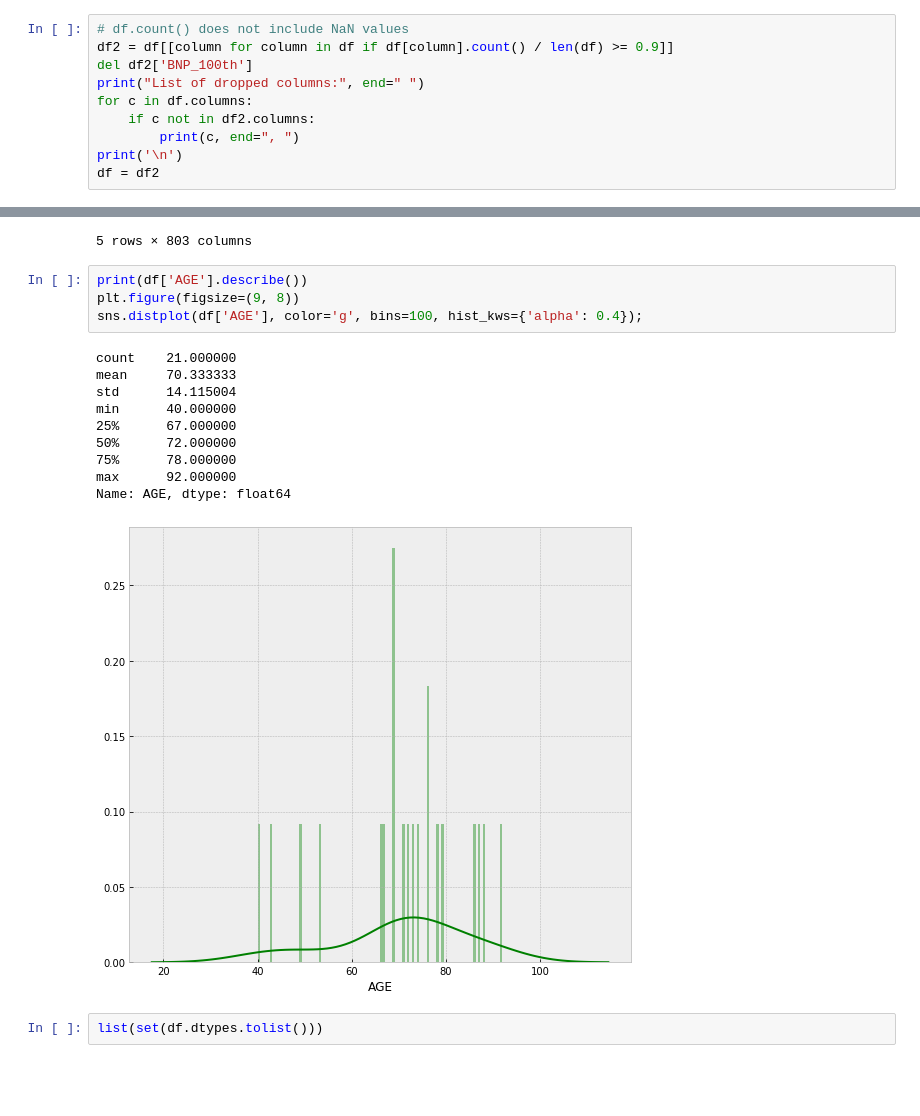
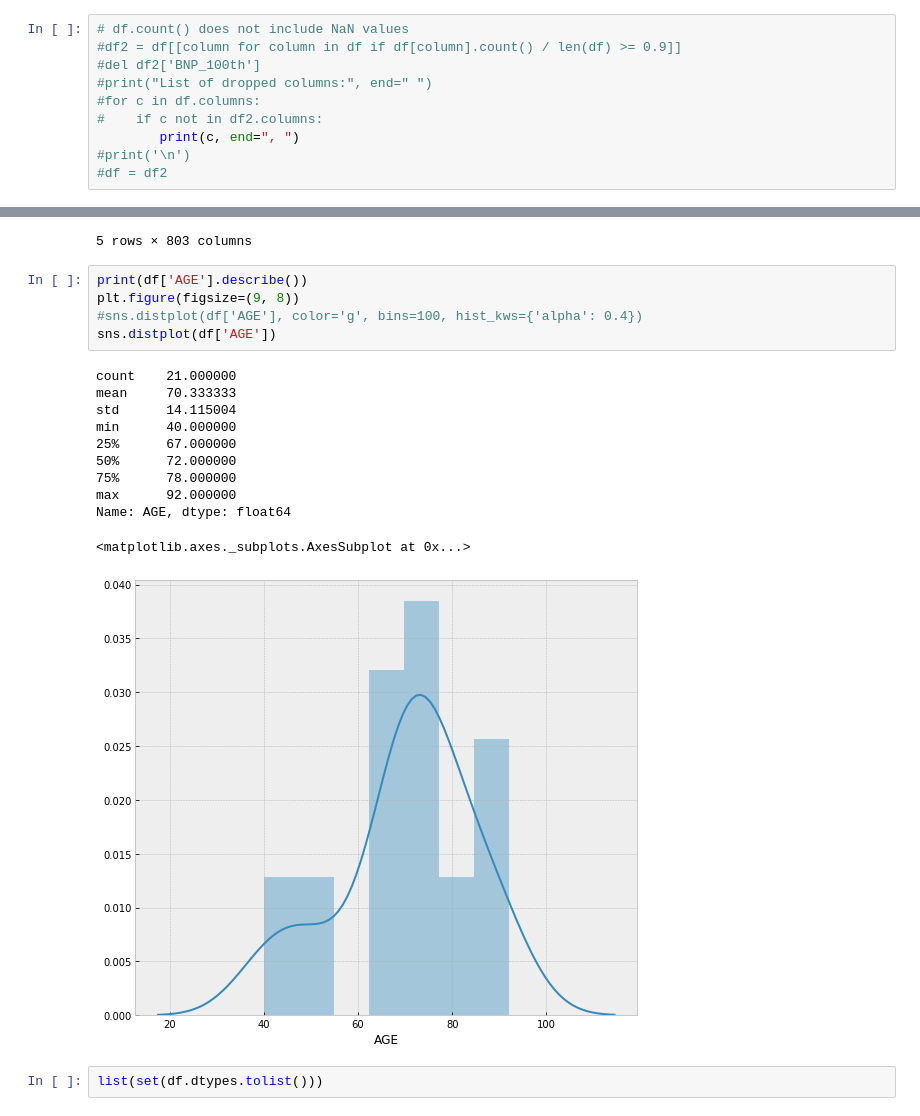
Before and after one commit to bit-whacker/ml_mda, a Jupyter notebook: EDA/EDA_1.ipynb, the cells around one changed output, grey strips where cells are left out. Cells and saved outputs as stored; diff of their text form; blank space fills up the shorter version.

```diff
--- a/EDA/EDA_1.ipynb
+++ b/EDA/EDA_1.ipynb
@@ -29,14 +32,14 @@ dtypes: float64(24), int64(227), object(553)
 memory usage: 132.0+ KB
 # %%
 # df.count() does not include NaN values
-df2 = df[[column for column in df if df[column].count() / len(df) >= 0.9]]
-del df2['BNP_100th']
-print("List of dropped columns:", end=" ")
-for c in df.columns:
-    if c not in df2.columns:
+#df2 = df[[column for column in df if df[column].count() / len(df) >= 0.9]]
+#del df2['BNP_100th']
+#print("List of dropped columns:", end=" ")
+#for c in df.columns:
+#    if c not in df2.columns:
         print(c, end=", ")
-print('\n')
-df = df2
+#print('\n')
+#df = df2
 # %% [output]
 List of dropped columns: BNP_100th,
 # %%
@@ -52,18 +55,20 @@ df.head()
 # %%
 print(df['AGE'].describe())
 plt.figure(figsize=(9, 8))
-sns.distplot(df['AGE'], color='g', bins=100, hist_kws={'alpha': 0.4});
+#sns.distplot(df['AGE'], color='g', bins=100, hist_kws={'alpha': 0.4})
+sns.distplot(df['AGE'])
 # %% [output]
 count    21.000000
 mean     70.333333
 std      14.115004
 min      40.000000
 25%      67.000000
 50%      72.000000
 75%      78.000000
 max      92.000000
 Name: AGE, dtype: float64
+<matplotlib.axes._subplots.AxesSubplot at 0x...>
-[figure, old version]
+[figure, new version]
 # %%
 list(set(df.dtypes.tolist()))
 # %% [output]
```
Also changed, not shown: parts of 2 cells of this notebook, 1 other file.
